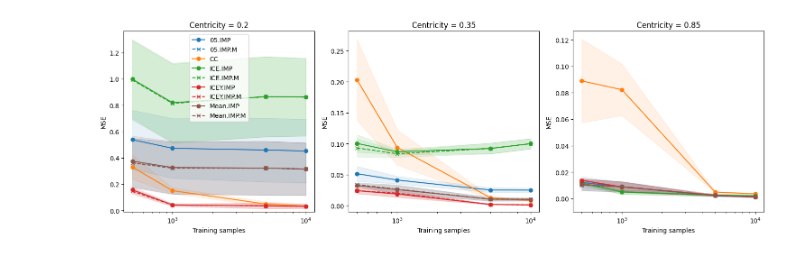
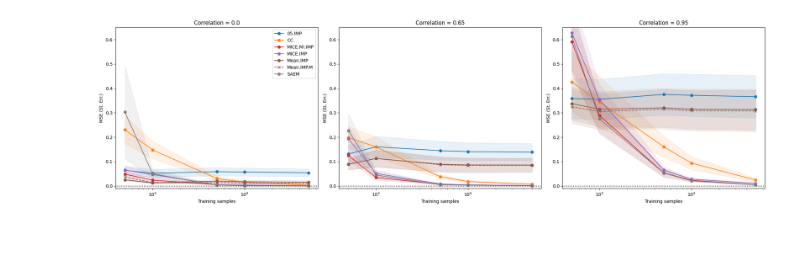
Before and after one commit to ChristopheMuller/logistic_with_NAs, a Jupyter notebook: 6_plot_beta_scores.ipynb, the cells around one changed output. Saved outputs shown, nothing was run; the diff lists cells and outputs as text; code cells hidden in the pictures.

```diff
--- a/6_plot_beta_scores.ipynb
+++ b/6_plot_beta_scores.ipynb
@@ -4,10 +4,10 @@ import matplotlib.pyplot as plt
 import pandas as pd
 import os
 from utils import *
-from setups import uncertainties, methods_config, methods_no_beta_estimate, metrics_config, variable_config
+from setups import uncertainties, methods_config, methods_no_beta_estimate, metrics_config, variable_config, uncertainties_config
 
 
-exp = "ExpB"
+exp = "ExpA"
 # %%
 simulation_set_up = pd.read_csv(os.path.join("data", exp, "simulation_set_up.csv"))
 # %%
@@ -28,6 +28,9 @@ def plot_beta_scores_subplots(
         select_methods = None,
         remove_methods = None,
         save = None,
+
+        size_height=5,
+        size_width=5,
 
         ##
 
@@ -48,7 +51,7 @@ def plot_beta_scores_subplots(
 
     variables = df[variable].unique()
 
-    fig, axs = plt.subplots(1, len(variables), figsize=(5*len(variables), 5))
+    fig, axs = plt.subplots(1, len(variables), figsize=(size_width*len(variables), size_height))
     if len(variables) == 1:
         axs = [axs]
 
@@ -68,38 +71,55 @@ def plot_beta_scores_subplots(
             ax.plot(x, y, label=methods_config[method]["label"],
                      color=methods_config[method]["color"],
                      marker=methods_config[method]["marker"],
                      linestyle=methods_config[method]["linestyle"])
             ax.fill_between(x, y - yerr, y + yerr, color=methods_config[method]["color"], alpha=0.1)
 
-        ax.set_title(f"{variable_config[variable]['label']} = {var}")
+        if variable != "d":
+            ax.set_title(f"{variable_config[variable]['label']} = {var}")
+
+        ax.axhline(0, color="black", linestyle=":")
         ax.set_xlabel("Training samples")
-        ax.set_ylabel(metrics_config[metric]["label"])
+        ax.set_ylabel(f"{metrics_config[metric]['label']} ({uncertainties_config[uncertainty]['label']})")
         ax.set_ylim(min_y, max_y)
         if i == 0:
             ax.legend()
 
         if log_x:
             ax.set_xscale("log")
         if log_y:
             ax.set_yscale("log")
 
+
     plt.tight_layout()
     if save is not None:
         plt.savefig(save)
 
     plt.show()
 
 
+remove_methods=["ICE.IMP", "ICE.IMP.M", "ICEY.IMP.M", "ICEY.IMP", "MICE.M.IMP", "MICE.Y.M.IMP", "MICE.Y.IMP", "05.IMP.M"]
+# remove_methods = None
+select_methods = None
+# select_methods= ["MICE.IMP", "MICE.M.IMP", "MICE.Y.IMP", "MICE.Y.M.IMP", "MICE.5.IMP"]
+
+metric = "mse_error"
+
+
 plot_beta_scores_subplots(
     simulation_set_up,
-    metric = "mse_error",
-    variable="centricity",
+    metric = metric,
+    variable="corr",
 
-    max_y=None,
+    max_y=0.65,
 
-    # remove_methods=["ICE.IMP", "ICEY.IMP", "ICE.IMP.M", "ICEY.IMP.M", "05.IMP", "05.IMP.M"],
-    # select_methods=["MICE.5.IMP", "MICE.IMP", "ICE.IMP", "SAEM"]
+    remove_methods=remove_methods,
+    select_methods=select_methods,
+
+    size_height=6,
+    size_width=7,
+
+    # save="data/ExpA/figures/mse_CORR.pdf"
 
 )
 # %% [output]
-[figure, old version]
+[figure, new version]
```
Also changed, not shown: parts of 5 cells of this notebook, 12 other files.
